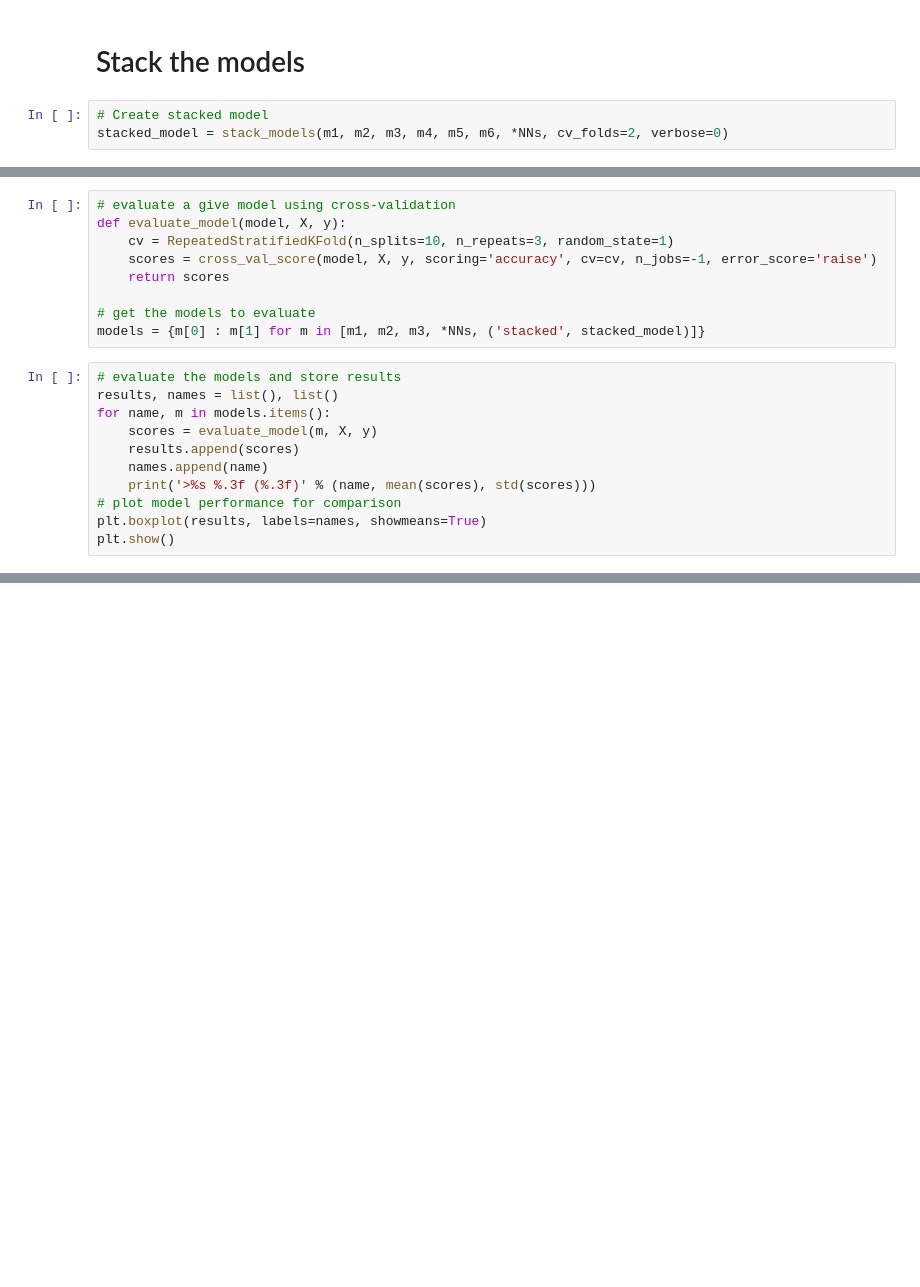
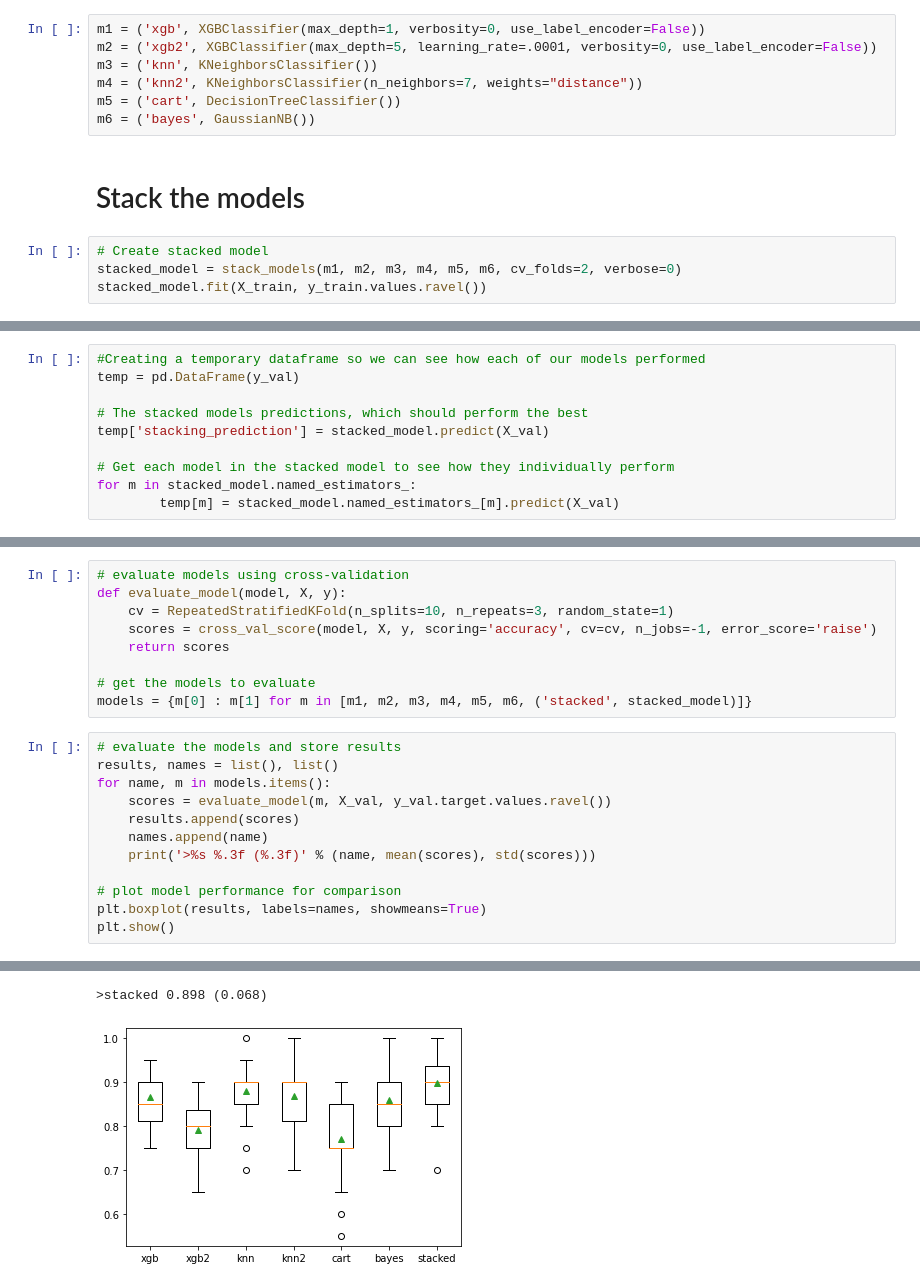
Before and after one commit to nishithewel/ID5059GroupProject, a Jupyter notebook: stacking_example.ipynb, the cells around one changed output, grey strips where cells are left out. Drawn from its saved outputs; the diff is of its cells as text; blank space fills up the shorter version.

```diff
--- a/stacking_example.ipynb
+++ b/stacking_example.ipynb
@@ -119,5 +38,13 @@ for i in range(5):
+# %%
+m1 = ('xgb', XGBClassifier(max_depth=1, verbosity=0, use_label_encoder=False))
+m2 = ('xgb2', XGBClassifier(max_depth=5, learning_rate=.0001, verbosity=0, use_label_encoder=False))
+m3 = ('knn', KNeighborsClassifier())
+m4 = ('knn2', KNeighborsClassifier(n_neighbors=7, weights="distance"))
+m5 = ('cart', DecisionTreeClassifier())
+m6 = ('bayes', GaussianNB())
 # %% [markdown]
 # Stack the models
 # %%
 # Create stacked model
-stacked_model = stack_models(m1, m2, m3, m4, m5, m6, *NNs, cv_folds=2, verbose=0)
+stacked_model = stack_models(m1, m2, m3, m4, m5, m6, cv_folds=2, verbose=0)
+stacked_model.fit(X_train, y_train.values.ravel())
@@ -135,3 +69,13 @@ AttributeError: 'Functional' object has no attribute 'predict_proba'
+# %%
+#Creating a temporary dataframe so we can see how each of our models performed
+temp = pd.DataFrame(y_val)
+
+# The stacked models predictions, which should perform the best
+temp['stacking_prediction'] = stacked_model.predict(X_val)
+
+# Get each model in the stacked model to see how they individually perform
+for m in stacked_model.named_estimators_:
+        temp[m] = stacked_model.named_estimators_[m].predict(X_val)
 # %%
 # See how each of our models correlate with our target
 # In most instances of running the program the stacked predictions should outperform any singular model
@@ -166,20 +108,21 @@ Coeffecients of each specific model
 # %%
-# evaluate a give model using cross-validation
+# evaluate models using cross-validation
 def evaluate_model(model, X, y):
 	cv = RepeatedStratifiedKFold(n_splits=10, n_repeats=3, random_state=1)
 	scores = cross_val_score(model, X, y, scoring='accuracy', cv=cv, n_jobs=-1, error_score='raise')
 	return scores
 
 # get the models to evaluate
-models = {m[0] : m[1] for m in [m1, m2, m3, *NNs, ('stacked', stacked_model)]}
+models = {m[0] : m[1] for m in [m1, m2, m3, m4, m5, m6, ('stacked', stacked_model)]}
 # %%
 # evaluate the models and store results
 results, names = list(), list()
 for name, m in models.items():
-	scores = evaluate_model(m, X, y)
+	scores = evaluate_model(m, X_val, y_val.target.values.ravel())
 	results.append(scores)
 	names.append(name)
 	print('>%s %.3f (%.3f)' % (name, mean(scores), std(scores)))
+
 # plot model performance for comparison
 plt.boxplot(results, labels=names, showmeans=True)
 plt.show()
@@ -187,0 +136,2 @@ ValueError: Supported target types are: ('binary', 'multiclass'). Got 'continuou
+>stacked 0.898 (0.068)
+[figure, added]
```
Also changed, not shown: parts of 10 cells of this notebook.
